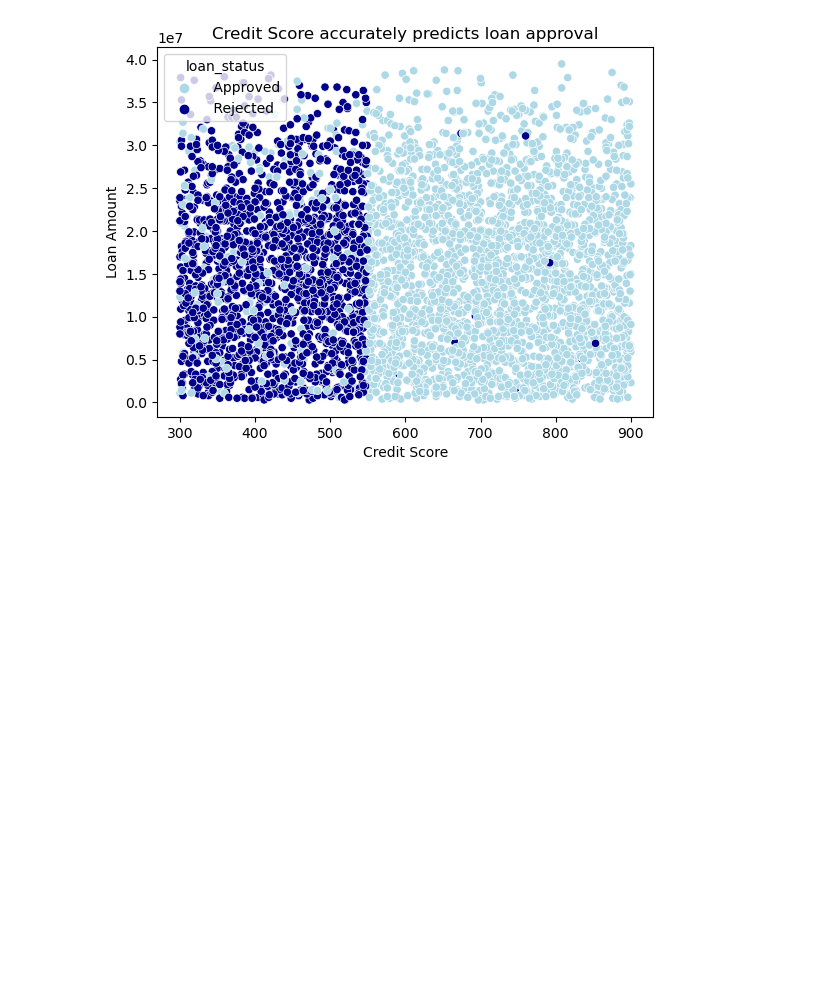
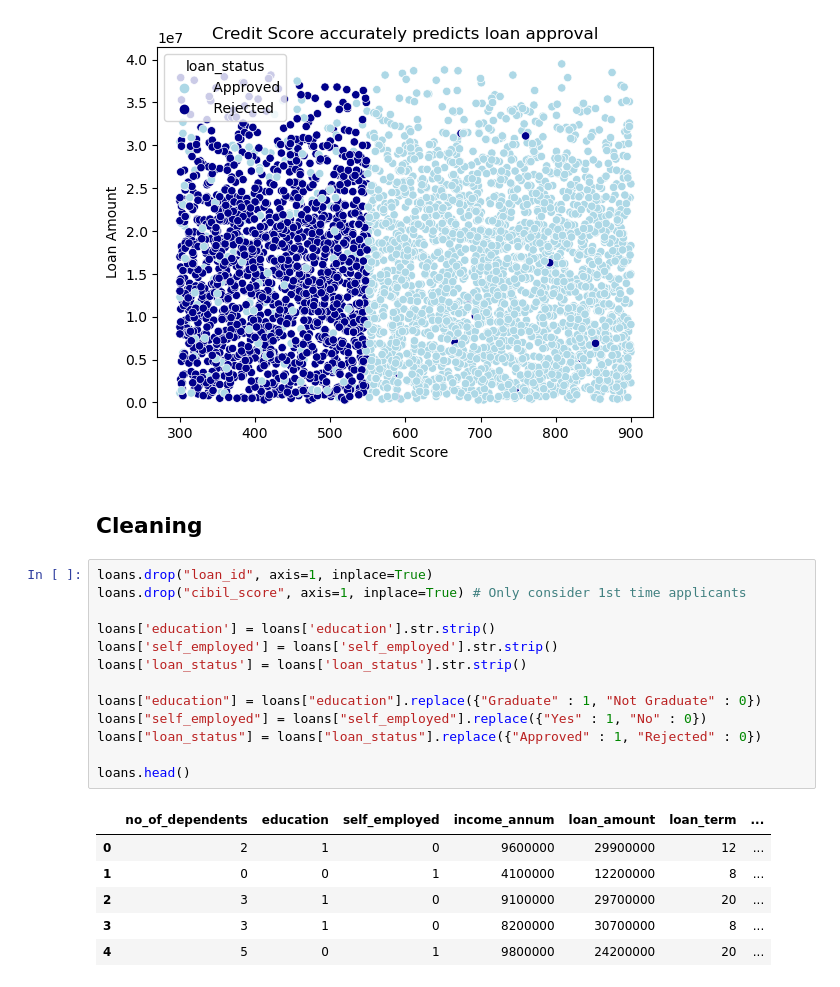
Before and after one commit to Rampenator/dsb, a Jupyter notebook: Group1 code.ipynb, the cells around one changed output. Saved outputs shown, nothing was run; the diff lists cells and outputs as text; blank space fills up the shorter version.

```diff
--- a/Group1 code.ipynb
+++ b/Group1 code.ipynb
@@ -75,3 +73,25 @@ plt.ylabel("Loan Amount")
 plt.show()
 # %% [output]
 [figure]
+# %% [markdown]
+## Cleaning
+# %%
+loans.drop("loan_id", axis=1, inplace=True)
+loans.drop("cibil_score", axis=1, inplace=True) # Only consider 1st time applicants
+
+loans['education'] = loans['education'].str.strip()
+loans['self_employed'] = loans['self_employed'].str.strip()
+loans['loan_status'] = loans['loan_status'].str.strip()
+
+loans["education"] = loans["education"].replace({"Graduate" : 1, "Not Graduate" : 0})
+loans["self_employed"] = loans["self_employed"].replace({"Yes" : 1, "No" : 0})
+loans["loan_status"] = loans["loan_status"].replace({"Approved" : 1, "Rejected" : 0})
+
+loans.head()
+# %% [output]
+|  | no_of_dependents | education | self_employed | income_annum | loan_amount | loan_term | ... |
+| 0 | 2 | 1 | 0 | 9600000 | 29900000 | 12 | ... |
+| 1 | 0 | 0 | 1 | 4100000 | 12200000 | 8 | ... |
+| 2 | 3 | 1 | 0 | 9100000 | 29700000 | 20 | ... |
+| 3 | 3 | 1 | 0 | 8200000 | 30700000 | 8 | ... |
+| 4 | 5 | 0 | 1 | 9800000 | 24200000 | 20 | ... |
```
Also changed, not shown: parts of 4 cells of this notebook.
